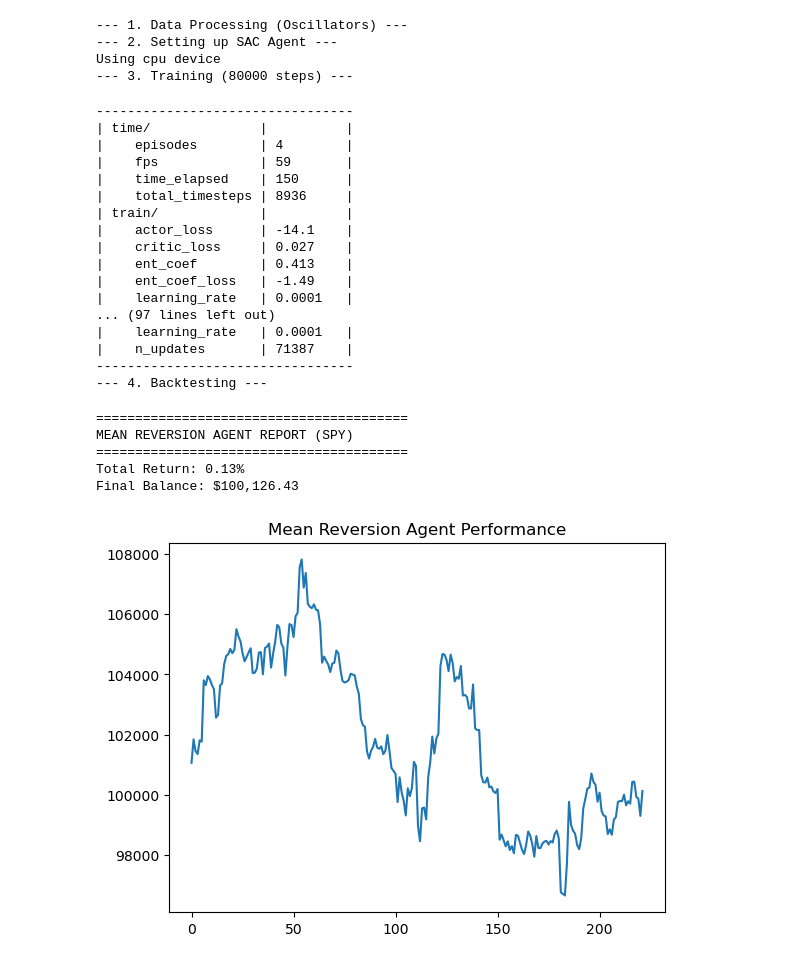
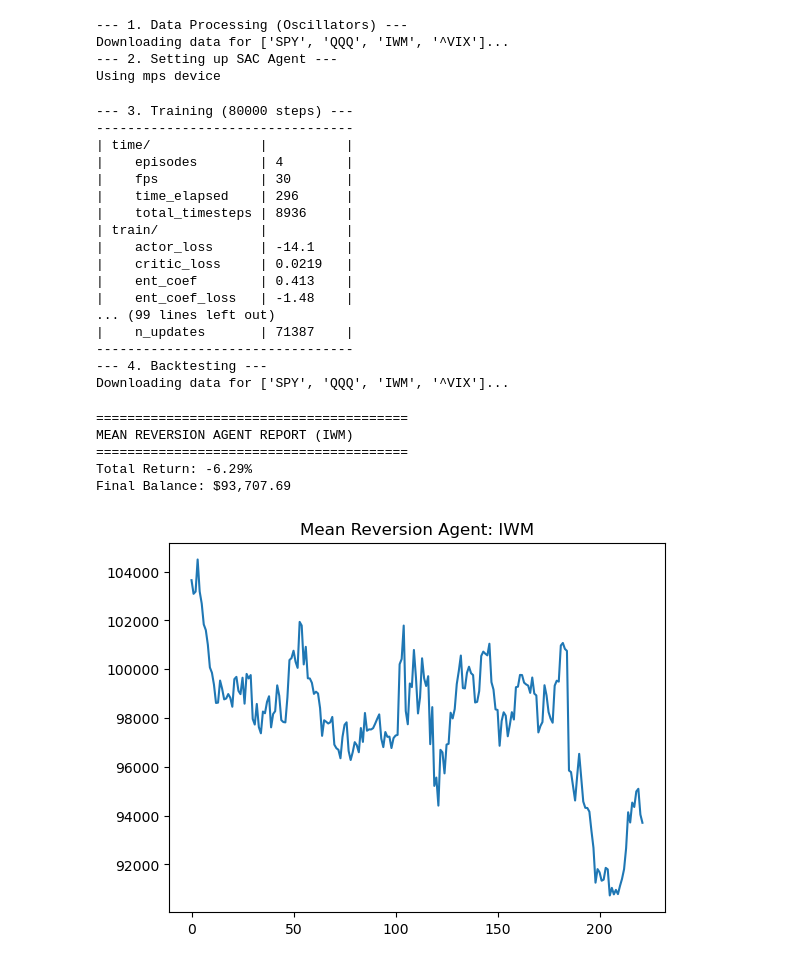
Before and after one commit to gitmichaelqiu/AccumRLMoEStrategy, a Jupyter notebook: MeanReversionAgent.ipynb, the cells around one changed output. Cells and saved outputs as stored; diff of their text form; code cells hidden in the pictures.

Commit message:
MeanReversion v2

```diff
--- a/MeanReversionAgent.ipynb
+++ b/MeanReversionAgent.ipynb
@@ -14,15 +14,17 @@ import matplotlib.pyplot as plt
 # 1. CONFIGURATION (SCALPER PROFILE)
 # ==========================================
 CONFIG = {
-    "TICKERS": ["SPY", "QQQ", "IWM", "^VIX"], # Added IWM (Small caps chop more)
-    "TARGET_ASSET": "SPY",
+    "TICKERS": ["SPY", "QQQ", "IWM", "^VIX"],
+    # CHANGED: Switch to IWM (Small Caps) which is more mean-reverting/choppy than SPY
+    "TARGET_ASSET": "IWM",
     "START_DATE": "2015-01-01",
     "END_DATE": "2023-12-31",
     "TEST_START_DATE": "2024-01-02",
 
     # Feature Engineering (Oscillators)
-    "WINDOW_SIZE": 10,         # Shorter memory than Trend Agent
-    "BB_STD": 2.0,             # Bollinger Band Standard Deviations
+    "WINDOW_SIZE": 10,
+    # CHANGED: Tightened bands to 1.5 to trigger more reversal signals in low vol regimes
+    "BB_STD": 1.5,
 
     # RL Environment
     "INITIAL_BALANCE": 100000,
@@ -32,10 +34,10 @@ CONFIG = {
     "REWARD_SCALING": 10.0,
 
     # SAC Agent Settings (Off-Policy, Entropy Maximization)
-    "LEARNING_RATE": 1e-4,     # Slower, more precise
+    "LEARNING_RATE": 1e-4,
     "BUFFER_SIZE": 100000,
     "BATCH_SIZE": 256,
-    "ENT_COEF": "auto",        # Automatically tune exploration
+    "ENT_COEF": "auto",
     "TRAINING_TIMESTEPS": 80000
 }
 
@@ -49,14 +51,24 @@ class DataProcessor:
         self.end_date = end_date
 
     def download_data(self):
-        data = yf.download(self.tickers, start=self.start_date, end=self.end_date, progress=False)
-        if isinstance(data.columns, pd.MultiIndex):
-            if 'Close' in data.columns.levels[0]:
-                data = data.xs('Close', level=0, axis=1)
-            elif 'Adj Close' in data.columns.levels[0]:
-                data = data.xs('Adj Close', level=0, axis=1)
-        if isinstance(data, pd.Series): data = data.to_frame()
-        return data
+        print(f"Downloading data for {self.tickers}...")
+        try:
+            data = yf.download(self.tickers, start=self.start_date, end=self.end_date, progress=False)
+            if data.empty: return pd.DataFrame()
+
+            if isinstance(data.columns, pd.MultiIndex):
+                if 'Close' in data.columns.levels[0]:
+                    data = data.xs('Close', level=0, axis=1)
+                elif 'Adj Close' in data.columns.levels[0]:
+                    data = data.xs('Adj Close', level=0, axis=1)
+                elif 'Close' in data.columns.levels[1]:
+                    data = data.xs('Close', level=1, axis=1)
+
+            if isinstance(data, pd.Series): data = data.to_frame()
+            return data
+        except Exception as e:
+            print(f"Error during download: {e}")
+            return pd.DataFrame()
 
     def add_oscillators(self, df, target_ticker):
         if df.empty or target_ticker not in df.columns: return pd.DataFrame()
@@ -93,7 +105,9 @@ class DataProcessor:
 
     def get_processed_data(self, target_ticker):
         df = self.download_data()
+        if df.empty: return pd.DataFrame()
         df = self.add_oscillators(df, target_ticker)
+        if df.empty: return pd.DataFrame()
 
         # Features specifically for Mean Reversion
         features = ['returns', 'pct_b', 'bb_width', 'rsi', 'dist_ma']
@@ -204,7 +218,8 @@ def run_mean_reversion():
         learning_rate=CONFIG['LEARNING_RATE'],
         buffer_size=CONFIG['BUFFER_SIZE'],
         batch_size=CONFIG['BATCH_SIZE'],
-        ent_coef=CONFIG['ENT_COEF']
+        ent_coef=CONFIG['ENT_COEF'],
+        device='mps'
     )
 
     print(f"--- 3. Training ({CONFIG['TRAINING_TIMESTEPS']} steps) ---")
@@ -226,6 +241,7 @@ def run_mean_reversion():
 
     while True:
         action, _ = model.predict(obs, deterministic=True)
+        # Correct 4-tuple unpacking for VecEnv
         obs, reward, done_array, info_array = test_env.step(action)
         history.append(info_array[0])
         if done_array[0]: break
@@ -233,45 +249,45 @@ def run_mean_reversion():
     # Analysis
     res = pd.DataFrame(history)
     total_ret = (res['portfolio_value'].iloc[-1] / CONFIG['INITIAL_BALANCE']) - 1
 
     print("\n" + "="*40)
     print(f"MEAN REVERSION AGENT REPORT ({CONFIG['TARGET_ASSET']})")
     print("="*40)
     print(f"Total Return: {total_ret:.2%}")
     print(f"Final Balance: ${res['portfolio_value'].iloc[-1]:,.2f}")
 
     plt.plot(res['portfolio_value'])
-    plt.title("Mean Reversion Agent Performance")
+    plt.title(f"Mean Reversion Agent: {CONFIG['TARGET_ASSET']}")
     plt.show()
 
 if __name__ == "__main__":
-    torch.set_num_threads(8)
+    torch.set_num_threads(4)
     run_mean_reversion()
 # %% [output]
 --- 1. Data Processing (Oscillators) ---
+Downloading data for ['SPY', 'QQQ', 'IWM', '^VIX']...
 --- 2. Setting up SAC Agent ---
-Using cpu device
---- 3. Training (80000 steps) ---
+Using mps device
+--- 3. Training (80000 steps) ---
 ---------------------------------
 | time/              |          |
 |    episodes        | 4        |
-|    fps             | 59       |
-|    time_elapsed    | 150      |
+|    fps             | 30       |
+|    time_elapsed    | 296      |
 |    total_timesteps | 8936     |
 | train/             |          |
 |    actor_loss      | -14.1    |
-|    critic_loss     | 0.027    |
+|    critic_loss     | 0.0219   |
 |    ent_coef        | 0.413    |
-|    ent_coef_loss   | -1.49    |
-|    learning_rate   | 0.0001   |
-... (97 lines left out)
-|    learning_rate   | 0.0001   |
+|    ent_coef_loss   | -1.48    |
+... (99 lines left out)
 |    n_updates       | 71387    |
 ---------------------------------
 --- 4. Backtesting ---
+Downloading data for ['SPY', 'QQQ', 'IWM', '^VIX']...
 ========================================
-MEAN REVERSION AGENT REPORT (SPY)
+MEAN REVERSION AGENT REPORT (IWM)
 ========================================
-Total Return: 0.13%
-Final Balance: $100,126.43
+Total Return: -6.29%
+Final Balance: $93,707.69
-[figure, old version]
+[figure, new version]
```
